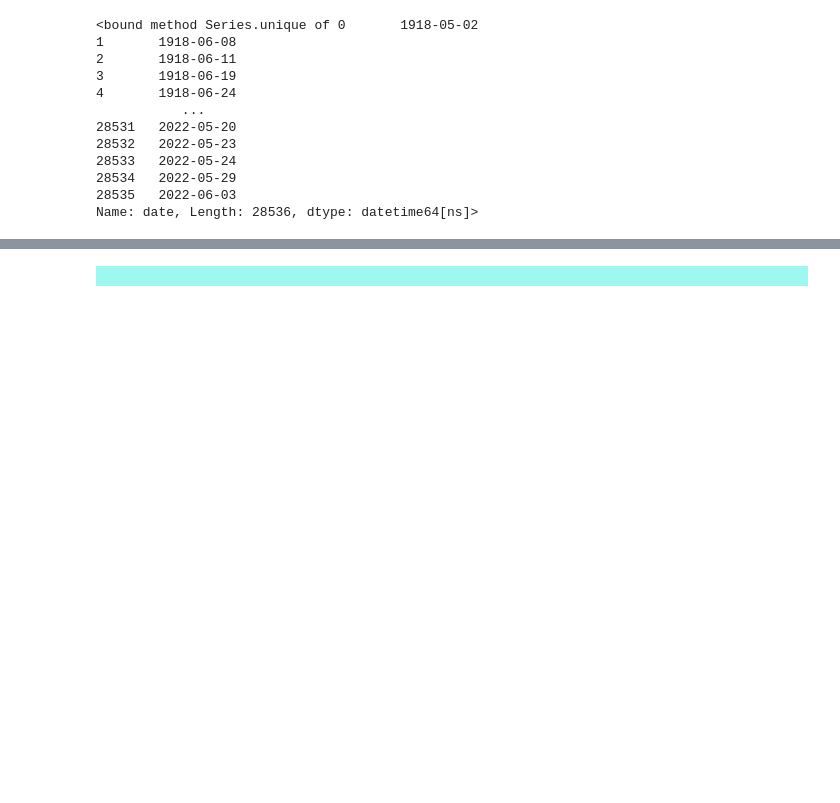
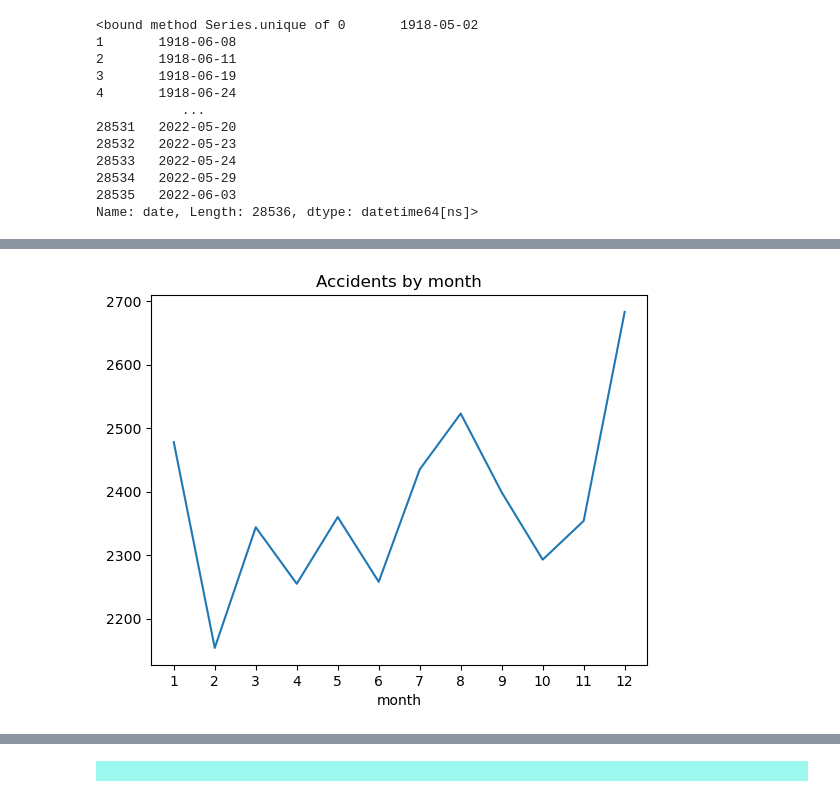
Before and after one commit to petiatodorova/Accidents-in-Aviation-Analysis, a Jupyter notebook: Dataset_1_AAB.ipynb, the cells around one changed output, grey strips where cells are left out. Drawn from its saved outputs; the diff is of its cells as text; code cells hidden in the pictures; blank space fills up the shorter version.

```diff
--- a/Dataset_1_AAB.ipynb
+++ b/Dataset_1_AAB.ipynb
@@ -280,0 +355,7 @@ Name: date, Length: 28536, dtype: datetime64[ns]>
+# %%
+avioset.groupby('month').size().plot()
+plt.xticks([1, 2, 3, 4, 5, 6, 7, 8, 9, 10, 11, 12])
+plt.title("Accidents by month")
+plt.show()
+# %% [output]
+[figure, added]
```
Also changed, not shown: parts of 22 cells of this notebook.
